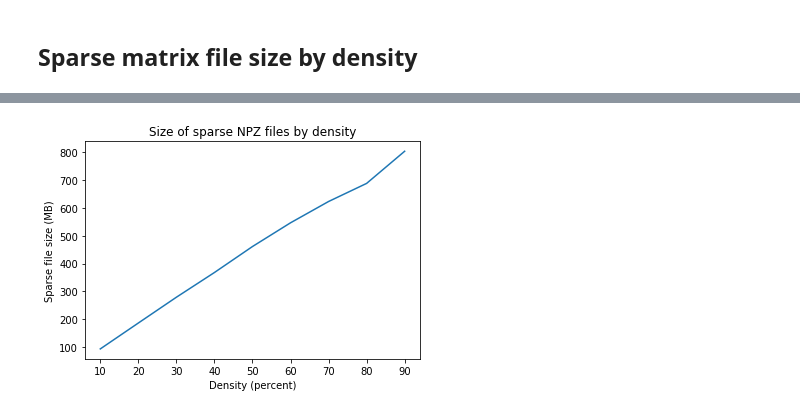
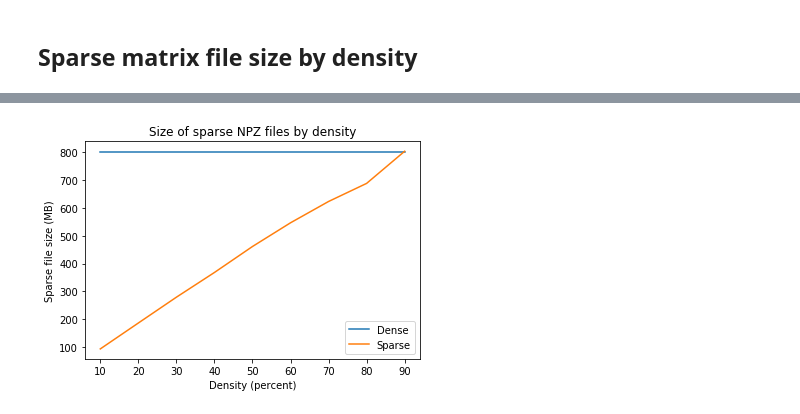
Before and after one commit to greenelab/connectivity-search-analyses, a Jupyter notebook: explore/disk-storage/average-density.ipynb, the cells around one changed output, grey strips where cells are left out. Saved outputs shown, nothing was run; the diff lists cells and outputs as text; code cells hidden in the pictures.

Commit message:
Compare sparse and dense sizes

```diff
--- a/explore/disk-storage/average-density.ipynb
+++ b/explore/disk-storage/average-density.ipynb
@@ -53,13 +53,16 @@ for i in range(10, 100, 10):
     example_matrix[example_matrix > i / 100] = 0
     sparse_matrix = sparse.csc_matrix(example_matrix)
     sparse.save_npz(f'sparse_{i}.npz', sparse_matrix)
+    numpy.save(f'dense_{i}.npy', example_matrix)
     del example_matrix, sparse_matrix
 # %%
 sizes = []
 for i in range(10, 100, 10):
-    size = os.path.getsize(f'sparse_{i}.npz') / 1000000
-    sizes.append([i, size])
-    print(f"{i} density: {size :.4g} MB")
+    dense_size = os.path.getsize(f'dense_{i}.npy') / 1000000
+    sparse_size = os.path.getsize(f'sparse_{i}.npz') / 1000000
+    sizes.append([i, dense_size, sparse_size])
+    print(f"dense - {i} density: {dense_size :.4g} MB")
+    print(f"sparse - {i} density: {sparse_size :.4g} MB\n")
 
 sizes = numpy.array(sizes)
 # %% [output]
@@ -75,7 +86,9 @@ sizes = numpy.array(sizes)
 # %%
 plt.plot(sizes[:, 0], sizes[:, 1])
+plt.plot(sizes[:, 0], sizes[:, 2])
+plt.legend(['Dense', 'Sparse'])
 plt.xlabel('Density (percent)')
 plt.ylabel('Sparse file size (MB)')
 plt.title('Size of sparse NPZ files by density');
 # %% [output]
-[figure, old version]
+[figure, new version]
```
Also changed, not shown: parts of 1 cell of this notebook.
